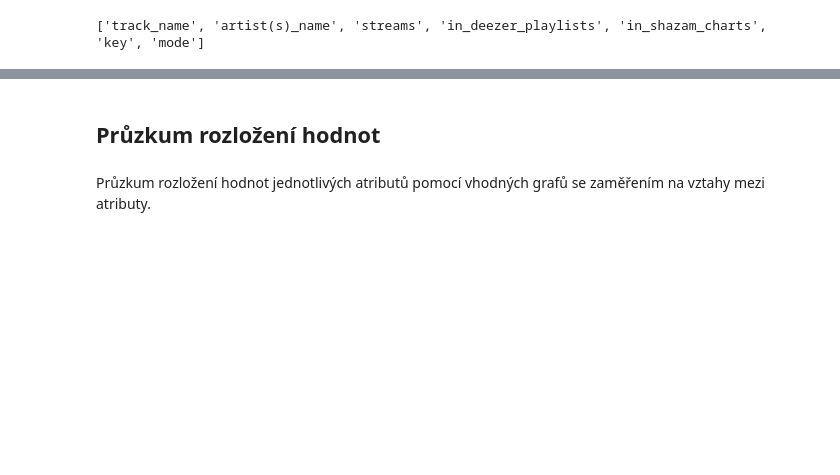
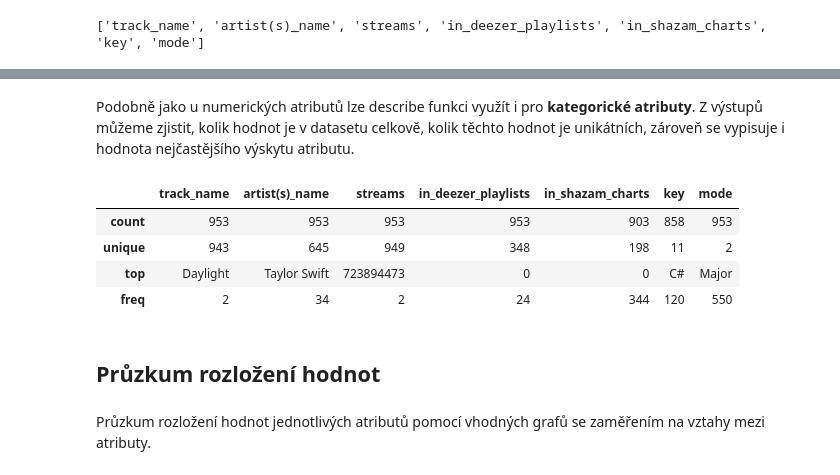
Before and after one commit to Filda99/FIT-UPA, a Jupyter notebook: proj2/upa_proj2.ipynb, the cells around one changed output, grey strips where cells are left out. Cells and saved outputs as stored; diff of their text form; code cells hidden in the pictures; blank space fills up the shorter version.

```diff
--- a/proj2/upa_proj2.ipynb
+++ b/proj2/upa_proj2.ipynb
@@ -124,3 +126,14 @@ mode
+# %% [markdown]
+Podobně jako u numerických atributů lze describe funkci využít i pro **kategorické atributy**. Z výstupů můžeme zjistit, kolik hodnot je v datasetu celkově, kolik těchto hodnot je unikátních, zároveň se vypisuje i hodnota nejčastějšího výskytu atributu.
+# %%
+include = ['object']
+data.describe(include = include)
+# %% [output]
+|  | track_name | artist(s)_name | streams | in_deezer_playlists | in_shazam_charts | key | mode |
+| count | 953 | 953 | 953 | 953 | 903 | 858 | 953 |
+| unique | 943 | 645 | 949 | 348 | 198 | 11 | 2 |
+| top | Daylight | Taylor Swift | 723894473 | 0 | 0 | C# | Major |
+| freq | 2 | 34 | 2 | 24 | 344 | 120 | 550 |
 # %% [markdown]
 ## Průzkum rozložení hodnot
 # %% [markdown]
```
Also changed, not shown: parts of 37 cells of this notebook.
